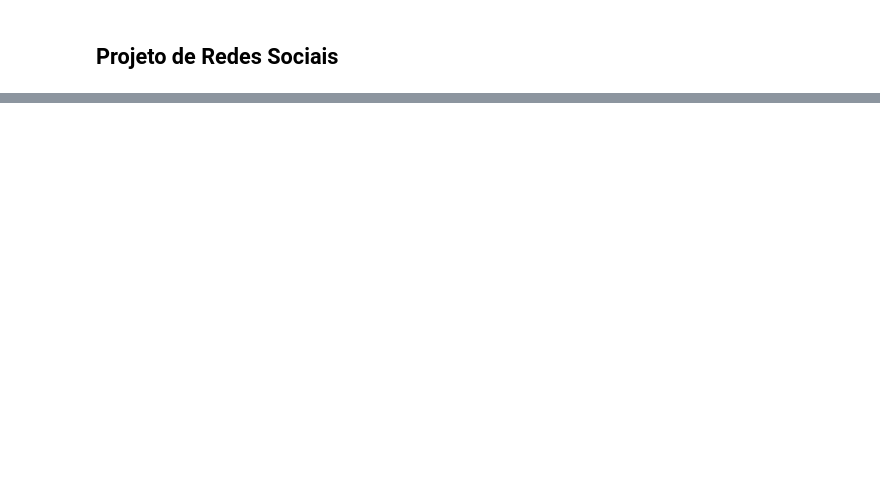
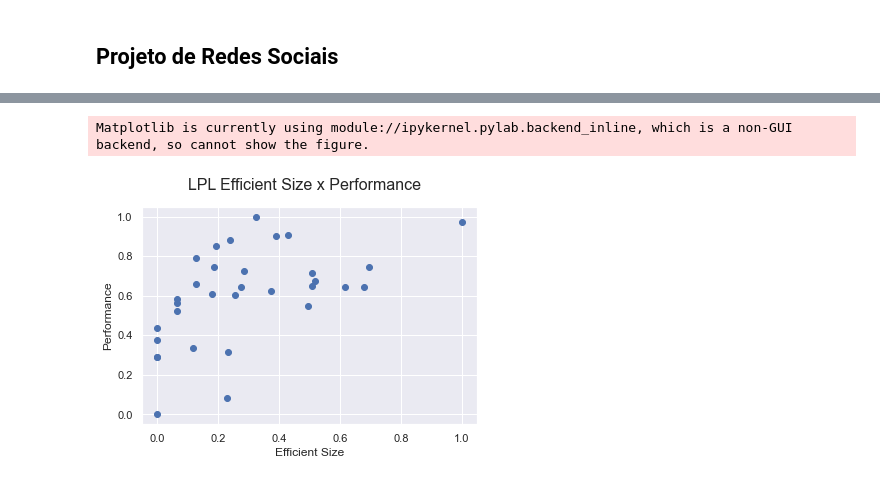
Before and after one commit to chends888/ProjRedes2020_2, a Jupyter notebook: Projeto_Redes.ipynb, the cells around one changed output, grey strips where cells are left out. Drawn from its saved outputs; the diff is of its cells as text; code cells hidden in the pictures; blank space fills up the shorter version.

```diff
--- a/Projeto_Redes.ipynb
+++ b/Projeto_Redes.ipynb
@@ -124,0 +135,6 @@ Notes:
+# %%
+lpl_g = fm.load('data//gml/lpl.gml')
+lpl_g.set_all_nodes(size=15, labpos='top right')
+lpl_g.set_all_edges(color=(0, 0, 0, 0.5))
+lpl_g.move('kamada_kawai')
+lpl_g.draw()
@@ -124,0 +143,19 @@ Notes:
+# %%
+lpl_perf = []
+lpl_eff = []
+for n in lpl_g.nodes:
+    lpl_perf.append(lpl_g.nodes[n]['perf'])
+    lpl_eff.append(effsize(lpl_g, n))
+
+lpl_perf = NormalizeData(lpl_perf)
+lpl_eff = NormalizeData(lpl_eff)
+
+ax = pylab.subplot(111)
+ax.scatter(lpl_eff, lpl_perf)
+pylab.xlabel('Efficient Size')
+pylab.ylabel('Performance')
+pylab.suptitle('LPL Efficient Size x Performance', fontsize=16)
+ax.figure.show()
+# %% [output]
+Matplotlib is currently using module://ipykernel.pylab.backend_inline, which is a non-GUI backend, so cannot show the figure.
+[figure, added]
```
Also changed, not shown: parts of 11 cells of this notebook, 12 other files.
